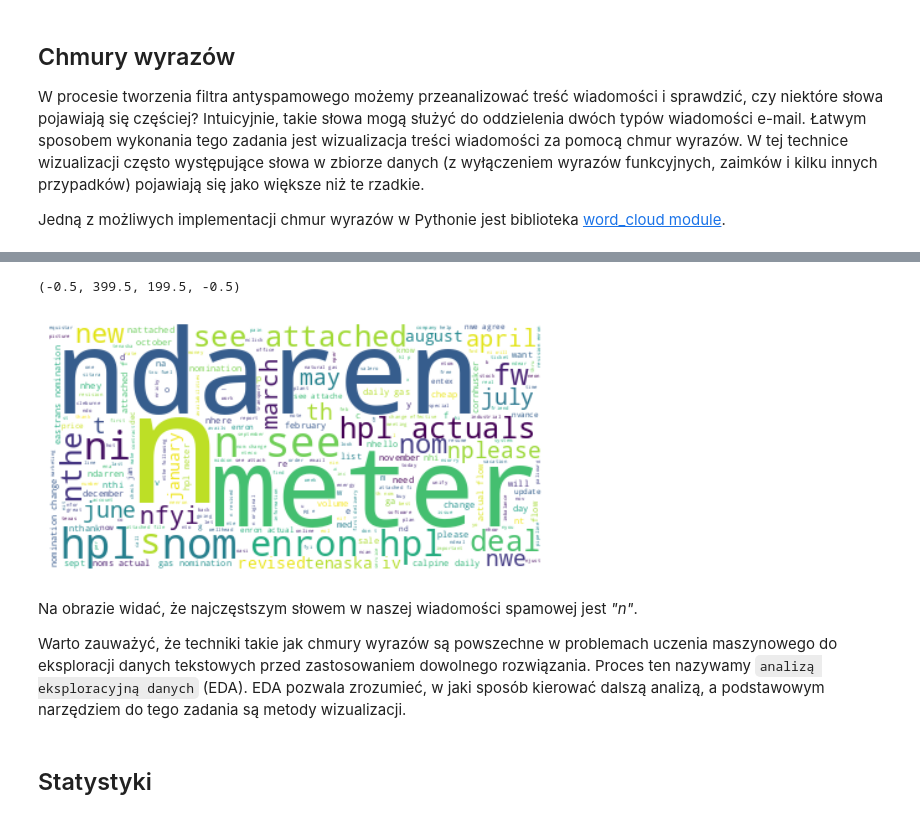
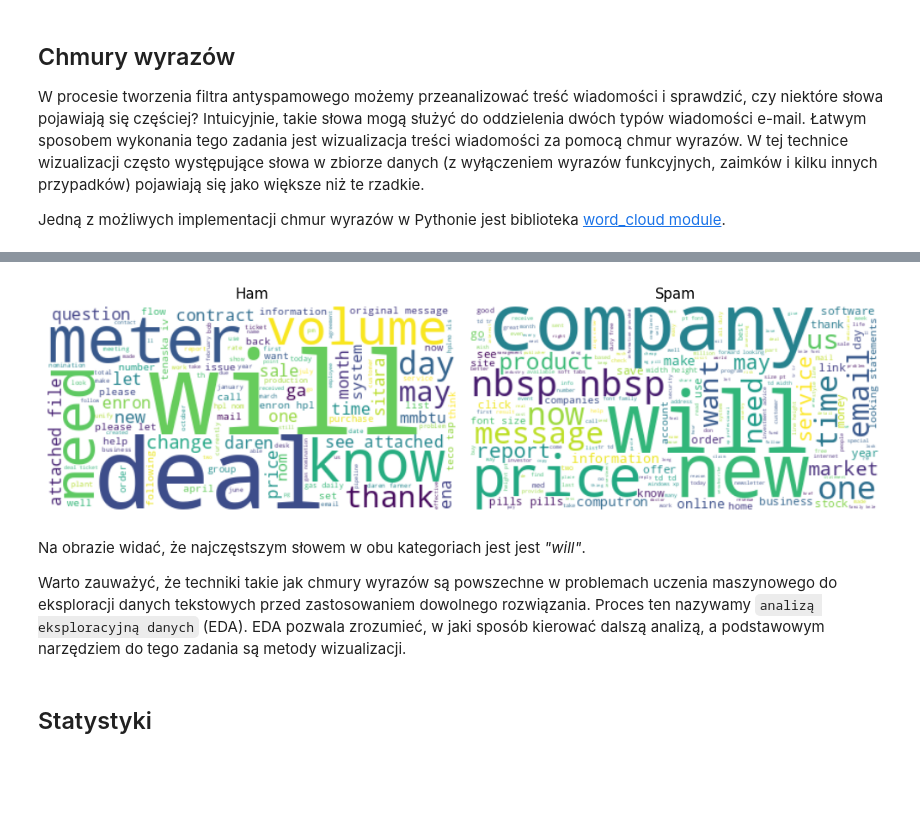
Before and after one commit to patrykzawadzkisggw/mad2, a Jupyter notebook: przyklad.ipynb, the cells around one changed output, grey strips where cells are left out. Saved outputs shown, nothing was run; the diff lists cells and outputs as text; code cells hidden in the pictures; blank space fills up the shorter version.

```diff
--- a/przyklad.ipynb
+++ b/przyklad.ipynb
@@ -52,7 +52,6 @@ W procesie tworzenia filtra antyspamowego możemy przeanalizować treść wiadom
 
 Jedną z możliwych implementacji chmur wyrazów w Pythonie jest biblioteka [word_cloud module](https://github.com/amueller/word_cloud).
 # %%
-%matplotlib inline
 # Import the necessary modules.
 import matplotlib.pyplot as plt
 from wordcloud import WordCloud
@@ -64,20 +63,18 @@ import os,copy
 def clean_text(text):
     text=text.lower()
     # Remove 'subject:' from the start of each record
-
     text = re.sub('re :', '', text)
     # Remove everything from '-------forwarded by' to 'subject:', where number of '-' can vary
     text = re.sub('- - - -.*forwarded by.*?(?=subject)', '', text,flags=re.DOTALL)
     text = re.sub('enron on.* - - -.*?(?=to :)', '', text,flags=re.DOTALL)
     text = re.sub('sender :.*?(?=subject :)', '', text,flags=re.DOTALL)
-
     # Remove everything from 'to :' to 'cc :'
     text = re.sub('to :.*?(?=cc :)', '', text,flags=re.DOTALL)
-
     # Remove everything from 'cc :' to 'subject:'
     text = re.sub('cc :.*?(?=subject :)', '', text,flags=re.DOTALL)
     text = re.sub('from :.*?(?=subject :)', '', text,flags=re.DOTALL)
     text = re.sub('(subject :|subject:)', '', text)
+    text = re.sub(r'\b\w\b', '', text)
     return text
 
 # Read the text from the file spam.txt.
@@ -98,29 +95,51 @@ spam_train_data = [email for email, label in zip(train_data, train_class) if lab
 ham_test_data = [email for email, label in zip(test_data, test_class) if label == 0]
 spam_test_data = [email for email, label in zip(test_data, test_class) if label == 1]
 
-
-text.to_csv('s.csv', index=False)
-text=text.to_string(index=False)
-# Create and configure the word cloud object.
+# Create word clouds and frequency lists for ham and spam separately
 wc = WordCloud(background_color="white", max_words=2000)
 
-# Generate the word cloud image from the text.
-wordcloud = wc.generate(text)
-# Przetwarzanie tekstu z WordCloud
-word_frequencies = wc.process_text(text.lower().replace('subject :', ''))
+# Create word clouds and frequency lists for ham and spam separately
 
-# Sortowanie wyników
-sorted_words = sorted(word_frequencies.items(), key=lambda x: x[1], reverse=True)
+# For ham
+ham_wc = WordCloud(background_color="white", max_words=2000)
+ham_text = ' '.join(ham_train_data)
+ham_wordcloud = ham_wc.generate(ham_text)
+ham_word_frequencies = ham_wc.process_text(ham_text)
+ham_word_frequencies = {word: freq for word, freq in ham_word_frequencies.items() if len(word) > 1}
+ham_sorted_words = sorted(ham_word_frequencies.items(), key=lambda x: x[1], reverse=True)
 
-# Wydobycie najczęstszych słów
-n = 10  # liczba najczęstszych słów do wydobycia
-top_words = sorted_words[:n]
+# For spam
+spam_wc = WordCloud(background_color="white", max_words=2000)
+spam_text = ' '.join(spam_train_data)
+spam_wordcloud = spam_wc.generate(spam_text)
+spam_word_frequencies = spam_wc.process_text(spam_text)
+spam_word_frequencies = {word: freq for word, freq in spam_word_frequencies.items() if len(word) > 1}
+spam_sorted_words = sorted(spam_word_frequencies.items(), key=lambda x: x[1], reverse=True)
+n = 10
+ham_top_words = ham_sorted_words[:n]
+spam_top_words = spam_sorted_words[:n]
 
-# Wyświetlenie najczęstszych słów
-for word, frequency in top_words:
+print("Ham:")
+for word, frequency in ham_top_words:
     print(word, frequency)
 
-# Display the generated image.
-plt.imshow(wordcloud, interpolation='bilinear')
+print("\nSpam:")
+for word, frequency in spam_top_words:
+    print(word, frequency)
+
+# Display the word clouds
+plt.figure(figsize=(10, 5))
+
+plt.subplot(1, 2, 1)
+plt.imshow(ham_wordcloud, interpolation='bilinear')
+plt.title("Ham")
 plt.axis("off")
+
+plt.subplot(1, 2, 2)
+plt.imshow(spam_wordcloud, interpolation='bilinear')
+plt.title("Spam")
+plt.axis("off")
+
+plt.tight_layout()
+plt.show()
 # %% [output]
@@ -137,7 +163,6 @@ deal 173
-(-0.5, 399.5, 199.5, -0.5)
-[figure, old version]
+[figure, new version]
 # %% [markdown]
-Na obrazie widać, że najczęstszym słowem w naszej wiadomości spamowej jest *"n"*.
+Na obrazie widać, że najczęstszym słowem w obu kategoriach jest jest *"will"*.
 
 Warto zauważyć, że techniki takie jak chmury wyrazów są powszechne w problemach uczenia maszynowego do eksploracji danych tekstowych przed zastosowaniem dowolnego rozwiązania. Proces ten nazywamy `analizą eksploracyjną danych` (EDA). EDA pozwala zrozumieć, w jaki sposób kierować dalszą analizą, a podstawowym narzędziem do tego zadania są metody wizualizacji.
 # %% [markdown]
```
Also changed, not shown: parts of 3 cells of this notebook, 1 other file.
